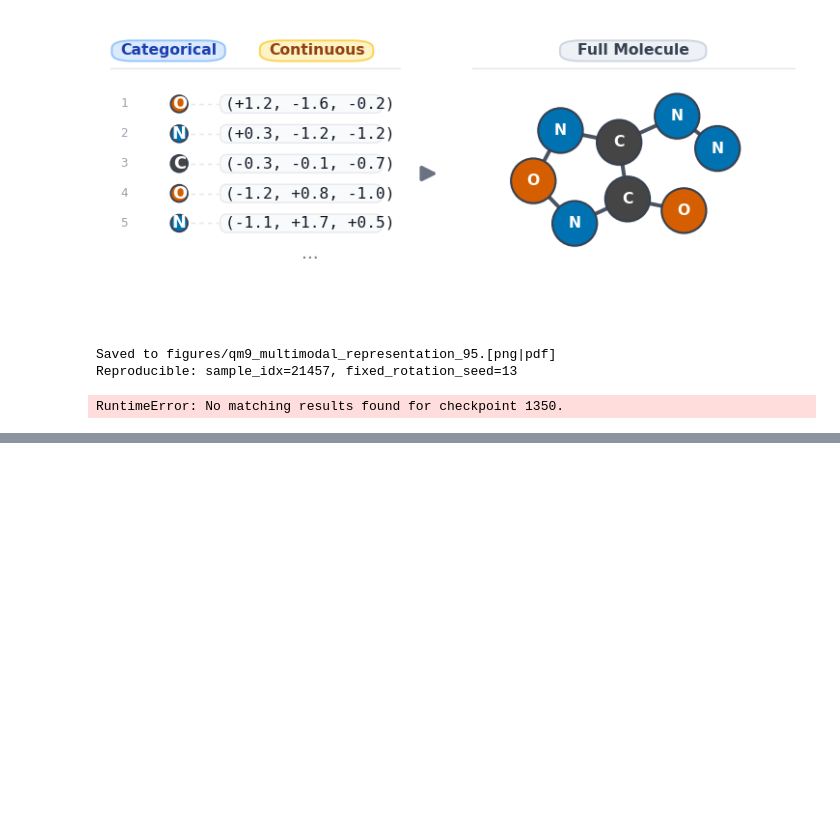
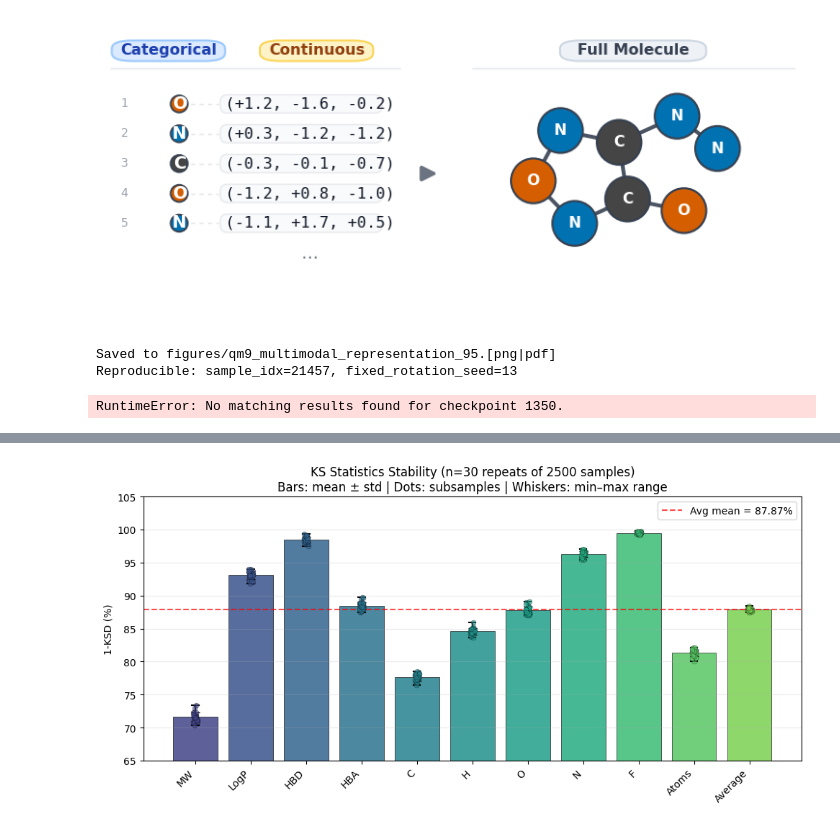
Before and after one commit to KevinRojas1499/Layout-Diffusion, a Jupyter notebook: plots_qm9.ipynb, the cells around one changed output, grey strips where cells are left out. Saved outputs shown, nothing was run; the diff lists cells and outputs as text; code cells hidden in the pictures; blank space fills up the shorter version.

```diff
--- a/plots_qm9.ipynb
+++ b/plots_qm9.ipynb
@@ -758,0 +916,98 @@ RuntimeError: No matching results found for checkpoint 1350.
+# %%
+# Visualize stability analysis: KS statistics variance across subsample repeats
+# Results from: results-stability-2500/ (multiple random 2500-subsets from 80K)
+
+from pathlib import Path
+
+STABILITY_DIR = Path("results-stability-2500")
+STABILITY_DIR = Path("results-stability-10000")
+MODE = "valid_only"  # or "all_samples"
+METRIC_LABELS = {"mw": "MW", "logp": "LogP", "hbd": "HBD", "hba": "HBA", "C": "C", "H": "H", "O": "O", "N": "N", "F": "F", "atoms": "Atoms", "Average": "Average"}
+
+
+def parse_ks_summary(filepath: Path) -> dict[str, float]:
+    """Parse ks_statistics_summary.txt and return {metric: value}."""
+    metrics = {}
+    with open(filepath) as f:
+        for line in f:
+            line = line.strip()
+            if not line or line.startswith("=") or line.startswith("-") or "Metric" in line or "1-KSD" in line:
+                continue
+            parts = line.split()
+            if len(parts) >= 2:
+                try:
+                    metrics[parts[0]] = float(parts[1])
+                except ValueError:
+                    continue
+    return metrics
+
+
+# Load all repeats
+repeat_dirs = sorted(STABILITY_DIR.glob("repeat-*"), key=lambda p: int(p.name.split("-")[1]))
+if not repeat_dirs:
+    raise FileNotFoundError(f"No repeat-* folders in {STABILITY_DIR}")
+
+data_by_repeat = []
+for rdir in repeat_dirs:
+    summary_path = rdir / MODE / "ks_statistics_summary.txt"
+    if not summary_path.exists():
+        print(f"Warning: {summary_path} not found, skipping")
+        continue
+    data_by_repeat.append(parse_ks_summary(summary_path))
+
+# Aggregate: mean and std per metric
+metrics = [m for m in data_by_repeat[0].keys()]
+means = {}
+stds = {}
+for m in metrics:
+    vals = [d[m] for d in data_by_repeat if m in d and d[m] is not None]
+    means[m] = np.mean(vals)
+    stds[m] = np.std(vals) if len(vals) > 1 else 0.0
+
+# Plot bar chart with error bars + individual repeat values (scatter overlay shows spread)
+fig, ax = plt.subplots(figsize=(10, 5))
+x = np.arange(len(metrics))
+vals = [100 * means[m] for m in metrics]
+errs = [100 * stds[m] for m in metrics]
+colors = plt.cm.viridis(np.linspace(0.2, 0.8, len(metrics)))
+bars = ax.bar(x, vals, yerr=errs, capsize=4, color=colors, edgecolor="black", linewidth=0.5, alpha=0.85)
+
+# Overlay individual repeat values as scatter points (jittered on x to show spread)
+np.random.seed(42)
+for i, m in enumerate(metrics):
+    raw_vals = [100 * d[m] for d in data_by_repeat if m in d and d[m] is not None]
+    jitter = 0.08 * (np.random.rand(len(raw_vals)) - 0.5)
+    ax.scatter(np.full(len(raw_vals), i) + jitter, raw_vals, c=colors[i], s=25, alpha=0.6,
+               edgecolors="black", linewidths=0.3, zorder=5)
+
+# Min/max range whiskers: vertical line + small caps showing full spread
+for i, m in enumerate(metrics):
+    raw_vals = [100 * d[m] for d in data_by_repeat if m in d and d[m] is not None]
+    if len(raw_vals) < 2:
+        continue
+    ymin, ymax = min(raw_vals), max(raw_vals)
+    cap_w = 0.06
+    ax.plot([i, i], [ymin, ymax], color="black", linewidth=1.5, zorder=4)
+    ax.plot([i - cap_w, i + cap_w], [ymin, ymin], color="black", linewidth=1.5, zorder=4)
+    ax.plot([i - cap_w, i + cap_w], [ymax, ymax], color="black", linewidth=1.5, zorder=4)
+
+ax.set_xticks(x)
+ax.set_xticklabels([METRIC_LABELS.get(m, m) for m in metrics], rotation=45, ha="right")
+ax.set_ylabel("1-KSD (%)")
+ax.set_title(f"KS Statistics Stability (n={len(repeat_dirs)} repeats of 2500 samples)\nBars: mean ± std | Dots: subsamples | Whiskers: min–max range")
+ax.axhline(y=100 * means.get("Average", 0), color="red", linestyle="--", alpha=0.7, label=f"Avg mean = {100*means.get('Average', 0):.2f}%")
+ax.legend()
+ax.grid(True, alpha=0.25, axis="y")
+ax.set_ylim(65, 105)
+plt.tight_layout()
+plt.show()
+
+# Print summary table (includes min/max to show full range)
+print(f"\nStability summary ({len(repeat_dirs)} repeats, {MODE}):")
+print("-" * 60)
+for m in metrics:
+    raw = [100 * d[m] for d in data_by_repeat if m in d and d[m] is not None]
+    mn, mx = (min(raw), max(raw)) if raw else (float("nan"), float("nan"))
+    print(f"  {METRIC_LABELS.get(m, m):>8}: {100*means[m]:.2f}% ± {100*stds[m]:.2f}%  [min: {mn:.2f}%, max: {mx:.2f}%]")
+# %% [output]
+[figure, added]
```
Also changed, not shown: parts of 5 cells of this notebook, 7 other files.
